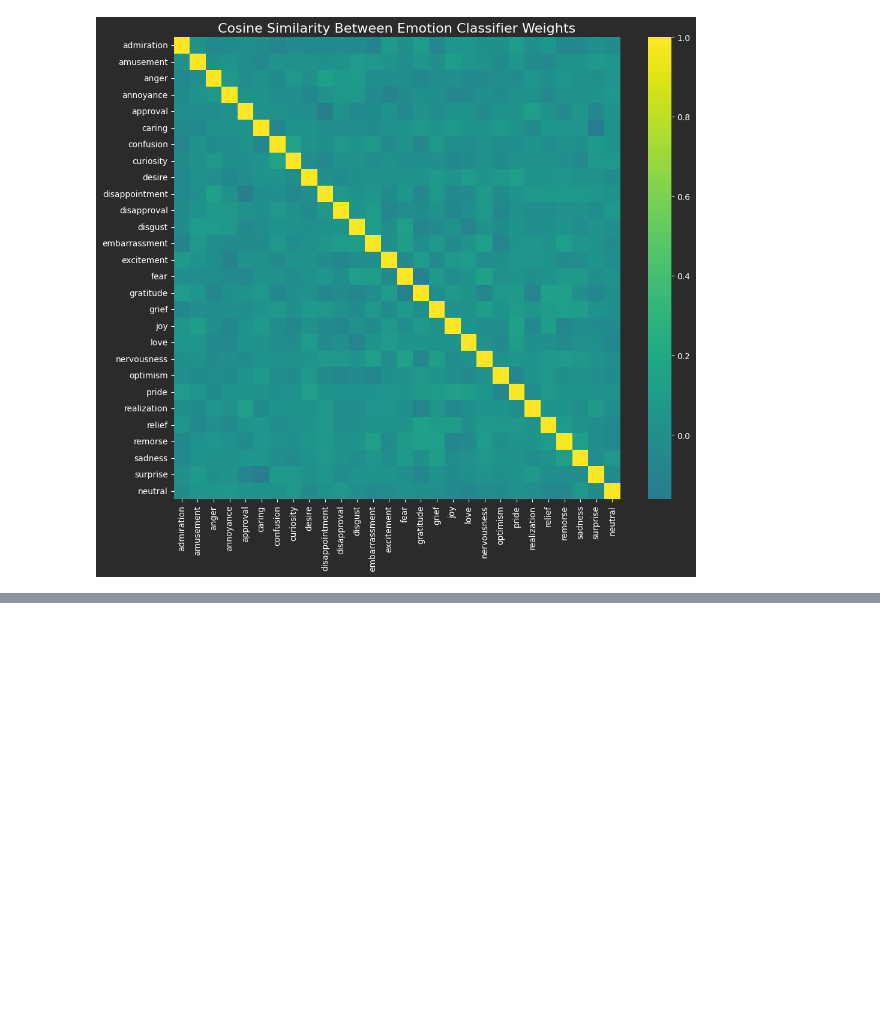
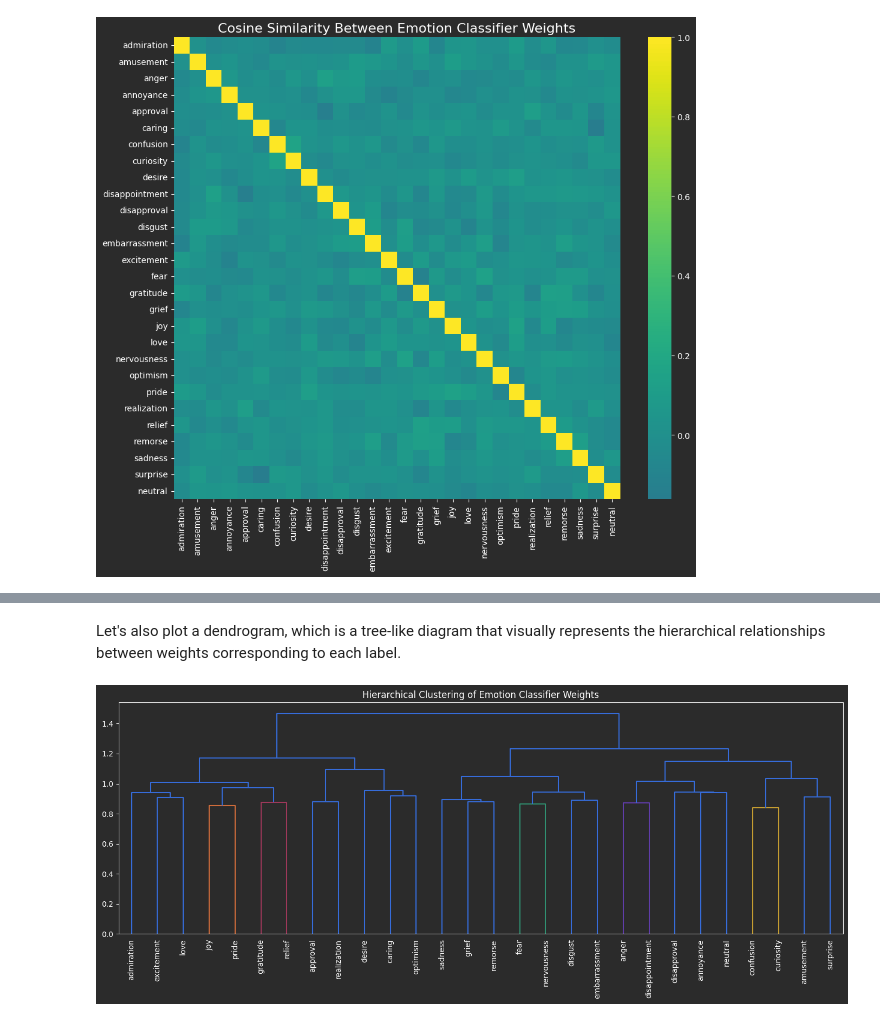
Before and after one commit to Gavin6305/DistilBERT-Emotion-Classification, a Jupyter notebook: walkthrough.ipynb, the cells around one changed output, grey strips where cells are left out. Saved outputs shown, nothing was run; the diff lists cells and outputs as text; code cells hidden in the pictures; blank space fills up the shorter version.

Commit message:
[Notebook reproducibility] Finished visualization for flat cls

```diff
--- a/walkthrough.ipynb
+++ b/walkthrough.ipynb
@@ -96,0 +133,6 @@ Let's inspect the
+# %% [markdown]
+Let's also plot a dendrogram, which is a tree-like diagram that visually represents the hierarchical relationships between weights corresponding to each label.
+# %%
+plot_dendrogram()
+# %% [output]
+[figure, added]
```
Also changed, not shown: parts of 7 cells of this notebook, 1 other file.
